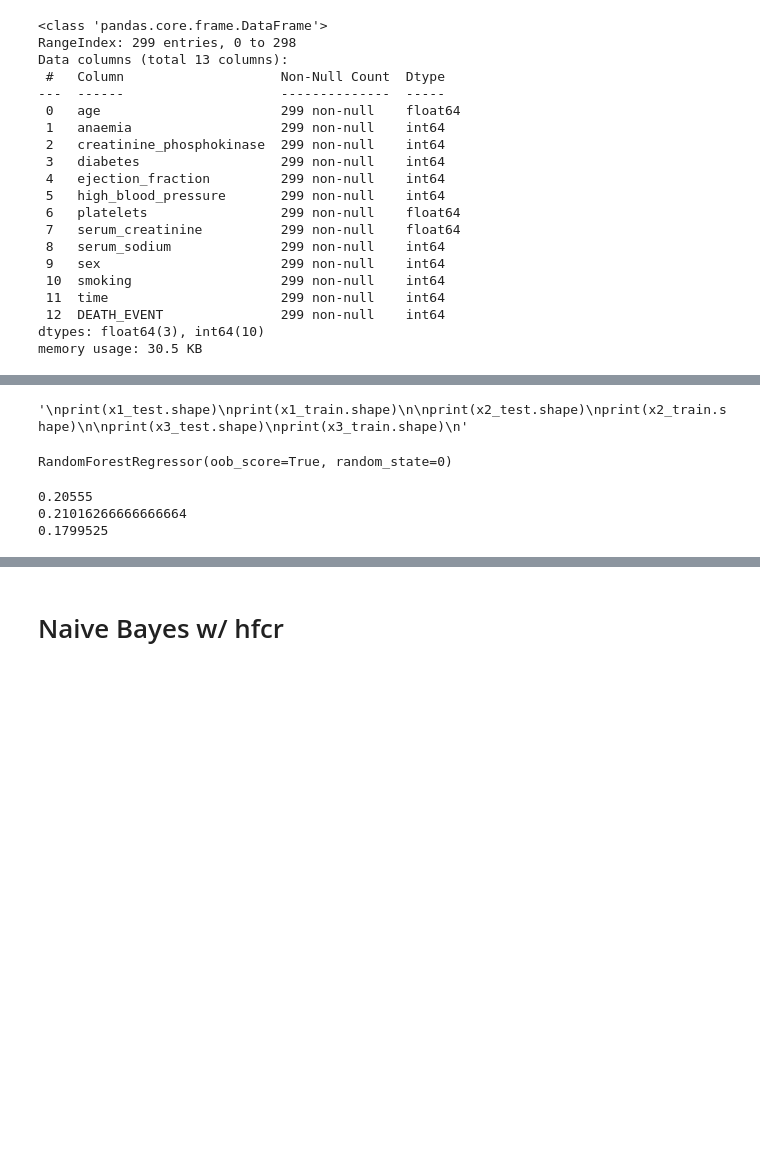
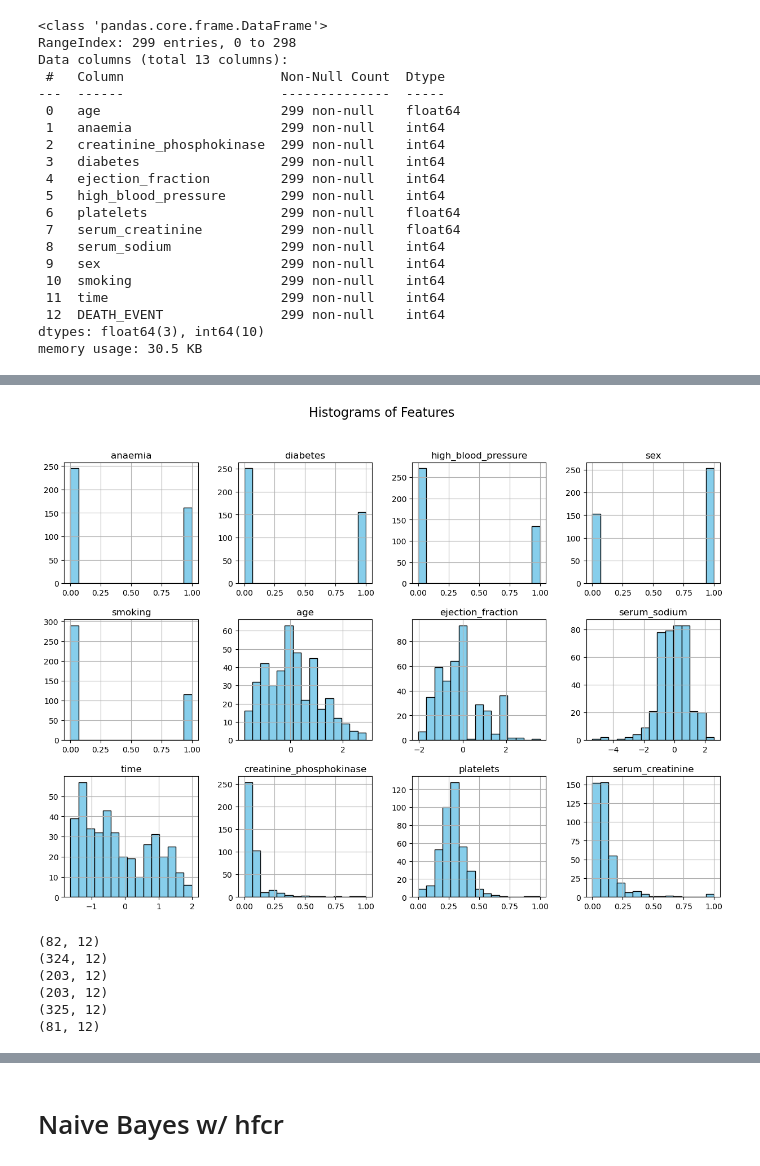
Before and after one commit to JaigonRyu/Health-Classification-Trials, a Jupyter notebook: classification_trials.ipynb, the cells around one changed output, grey strips where cells are left out. Saved outputs shown, nothing was run; the diff lists cells and outputs as text; code cells hidden in the pictures; blank space fills up the shorter version.

```diff
--- a/classification_trials.ipynb
+++ b/classification_trials.ipynb
@@ -75,0 +121,5 @@ Name: DEATH_EVENT, dtype: int64
+# %%
+from imblearn.over_sampling import SMOTE
+smote = SMOTE(random_state=4)
+
+features_re, target_re = smote.fit_resample(features,target)
@@ -76,2 +146,8 @@ Name: DEATH_EVENT, dtype: int64
+# %%
+features_re.hist(bins=15, figsize=(15, 10), layout=(3, 4), color='skyblue', edgecolor='black')
+plt.suptitle('Histograms of Features', fontsize=16)
+plt.show()
+# %% [output]
+[figure, added]
 # %%
 #train/test
@@ -81,6 +159,6 @@ x3_train, x3_test, y3_train, y3_test = train_test_split(features, target, test_s
 # %%
 # check out the splits
-"""
+
 print(x1_test.shape)
 print(x1_train.shape)
 
@@ -89,36 +167,10 @@ print(x2_train.shape)
 
 print(x3_test.shape)
 print(x3_train.shape)
-"""
 # %% [output]
-'\nprint(x1_test.shape)\nprint(x1_train.shape)\n\nprint(x2_test.shape)\nprint(x2_train.shape)\n\nprint(x3_test.shape)\nprint(x3_train.shape)\n'
+(82, 12)
+(324, 12)
+(203, 12)
+(203, 12)
+(325, 12)
+(81, 12)
-# %%
-regressor1 = RandomForestRegressor(n_estimators=100, random_state=0, oob_score=True)
-regressor2 = RandomForestRegressor(n_estimators=100, random_state=0, oob_score=True)
-regressor3 = RandomForestRegressor(n_estimators=100, random_state=0, oob_score=True)
-
-regressor1.fit(x1_train,y1_train)
-regressor2.fit(x2_train,y2_train)
-regressor3.fit(x3_train,y3_train)
-# %% [output]
-RandomForestRegressor(oob_score=True, random_state=0)
-# %%
-pred1 = regressor1.predict(x1_test)
-pred2 = regressor2.predict(x2_test)
-pred3 = regressor3.predict(x3_test)
-
-mse1 = mean_squared_error(y1_test, pred1)
-print(mse1)
-
-mse2 = mean_squared_error(y2_test, pred2)
-print(mse2)
-
-mse3 = mean_squared_error(y3_test, pred3)
-print(mse3)
-
-#r2 = r2_score(target, pred)
-#print(r2)
-# %% [output]
-0.20555
-0.21016266666666664
-0.1799525
```
Also changed, not shown: parts of 64 cells of this notebook, 1 other file.
